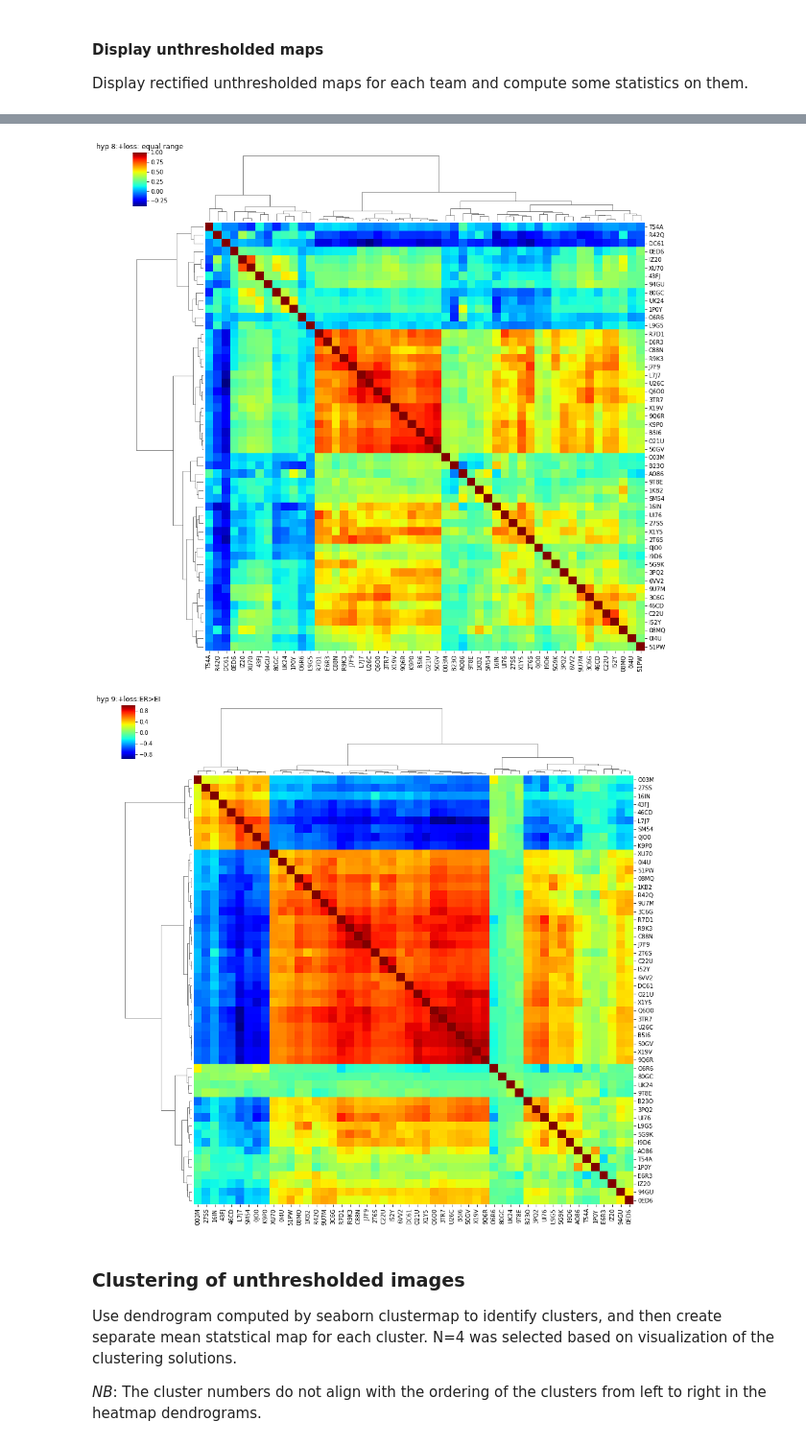
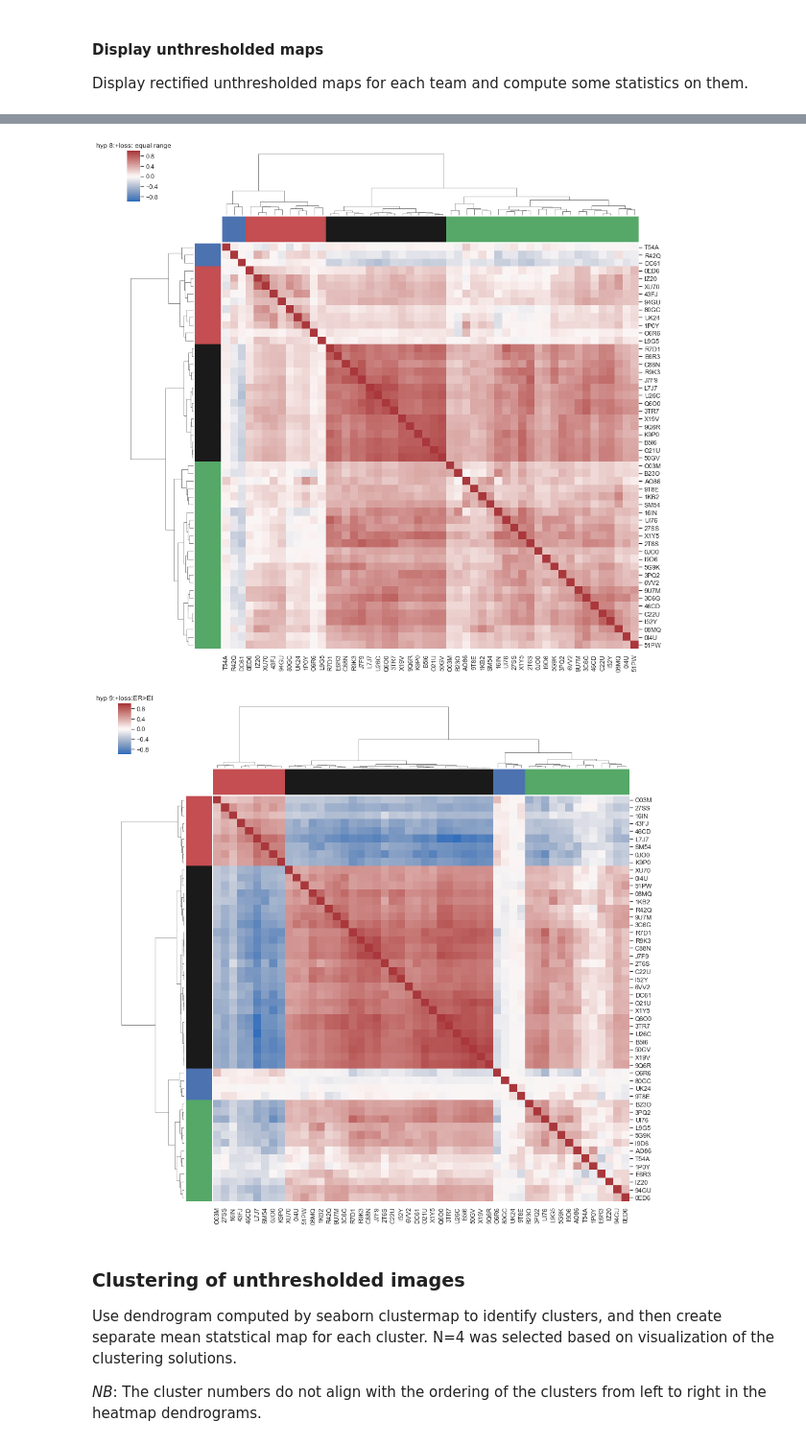
Before and after one commit to poldrack/narps, a Jupyter notebook: analysis/AnalyzeMaps.ipynb, the cells around one changed output, grey strips where cells are left out. Shown at 96% size. Cells and saved outputs as stored; diff of their text form; code cells hidden in the pictures.

```diff
--- a/analysis/AnalyzeMaps.ipynb
+++ b/analysis/AnalyzeMaps.ipynb
@@ -120,11 +120,18 @@ Showing proportion of supra-threshold voxels across teams.
 # %%
 # display overlap maps for thresholded maps
 
-
+masker = nilearn.input_data.NiftiMasker(mask_img=mask_img)
+max_overlap = {}
 fig, ax = plt.subplots(7,1,figsize=(12,24))
 for i,hyp in enumerate(hypnums):
-    img=os.path.join(output_dir,'thresh_mean/hypo%d.nii.gz'%hyp)
-    nilearn.plotting.plot_stat_map(img, threshold=0.1, display_mode="z",
+    imgfile=os.path.join(output_dir,'thresh_mean/hypo%d.nii.gz'%hyp)
+    nilearn.plotting.plot_stat_map(imgfile, threshold=0.1, display_mode="z",
                 colorbar=True,title='hyp %d:'%hyp+hypotheses[hyp],vmax=1.,cmap='jet',
                                   cut_coords = cut_coords,axes = ax[i],figure=fig)
-plt.savefig(os.path.join(figure_dir,'overlap_map.pdf'))
+    # compute max and median overlap
+    thresh_concat_file = os.path.join(output_dir,'thresh_concat/hypo%d.nii.gz'%hyp)
+    thresh_concat_data = masker.fit_transform(thresh_concat_file)
+    overlap = numpy.mean(thresh_concat_data,0)
+    print('hyp%d'%hyp,numpy.max(overlap))
+    max_overlap[hyp]=overlap
+plt.savefig(os.path.join(figure_dir,'overlap_map.png'))
@@ -216,12 +232,14 @@ Load the unthresholded images and compute the correlation between
 # %%
 dendrograms = {}
 membership={}
+cluster_colors = ['r','g','b','y','k']
 
 corr_type = 'spearman'
-n_clusters = 4
+n_clusters = {1:4,2:4,5:4,6:3,7:3,8:4,9:4}
+use_dynamicTreeCut = False
 
 cc_unthresh={}
-for i,hyp in [1]: # enumerate(hypnums):
+for i,hyp in enumerate(hypnums):
     print('hypothesis',hyp)
     maskdata,labels = get_masked_data(hyp,mask_img,output_dir)
     if corr_type == 'spearman':
@@ -231,30 +249,33 @@ for i,hyp in [1]: # enumerate(hypnums):
     cc = numpy.nan_to_num(cc)
     df = pandas.DataFrame(cc,index=labels,columns=labels)
 
+    ward_linkage = scipy.cluster.hierarchy.ward(cc)
+    distances = scipy.spatial.distance.pdist(cc, "euclidean")
+    if use_dynamicTreeCut:
+        try:
+            clusters = dynamicTreeCut.cutreeHybrid(ward_linkage, distances,
+                                               minClusterSize = 1)
+        except: # sometimes it breaks with smaller clusters
+            clusters = dynamicTreeCut.cutreeHybrid(ward_linkage, distances,
+                                                  minClusterSize = 12)
 
-    # Create a categorical palette to identify the networks
-network_pal = sns.husl_palette(8, s=.45)
-network_lut = dict(zip(map(str, used_networks), network_pal))
 
-# Convert the palette to vectors that will be drawn on the side of the matrix
-networks = df.columns.get_level_values("network")
-network_colors = pd.Series(networks, index=df.columns).map(network_lut)
+        labels = [s-1 for s in clusters['labels']]
+    else:
+        labels = [s[0] for s in scipy.cluster.hierarchy.cut_tree(ward_linkage,n_clusters=n_clusters[hyp])]
 
-# Draw the full plot
-sns.clustermap(df.corr(), center=0, cmap="vlag",
-               row_colors=network_colors, col_colors=network_colors,
-               linewidths=.75, figsize=(13, 13))
-    cm = seaborn.clustermap(df,cmap='jet',figsize=(16,16),method='ward')
+    row_colors = [cluster_colors[s-1] for s in labels]
+    cm = seaborn.clustermap(df,cmap='vlag',figsize=(16,16),method='ward',
+                            row_colors=row_colors,col_colors=row_colors,center=0,vmin=-1,vmax=1)
     plt.title('hyp %d:'%hyp+hypotheses[hyp])
     cc_unthresh[hyp]=(cc,labels)
     plt.savefig(os.path.join(figure_dir,'hyp%d_%s_map_unthresh.pdf'%(hyp,corr_type)))
-    dendrograms[hyp]=cm.dendrogram_row.linkage
+    dendrograms[hyp]=ward_linkage
 
     # get cluster membership
     membership[hyp]={}
-    clustlabels = scipy.cluster.hierarchy.cut_tree(dendrograms[hyp],n_clusters=n_clusters)
     for j in cm.dendrogram_row.reordered_ind:
-        cl=clustlabels[j][0]
+        cl=labels[j]
         if not cl in membership[hyp]:
             membership[hyp][cl]=[]
         membership[hyp][cl].append(labels[j])
@@ -278,5 +299,5 @@ hypothesis 9
-[figure, old version]
+[figure, new version]
-[figure, old version]
+[figure, new version]
 # %% [markdown]
 ### Clustering of unthresholded images
 
```
Also changed, not shown: parts of 10 cells of this notebook.
